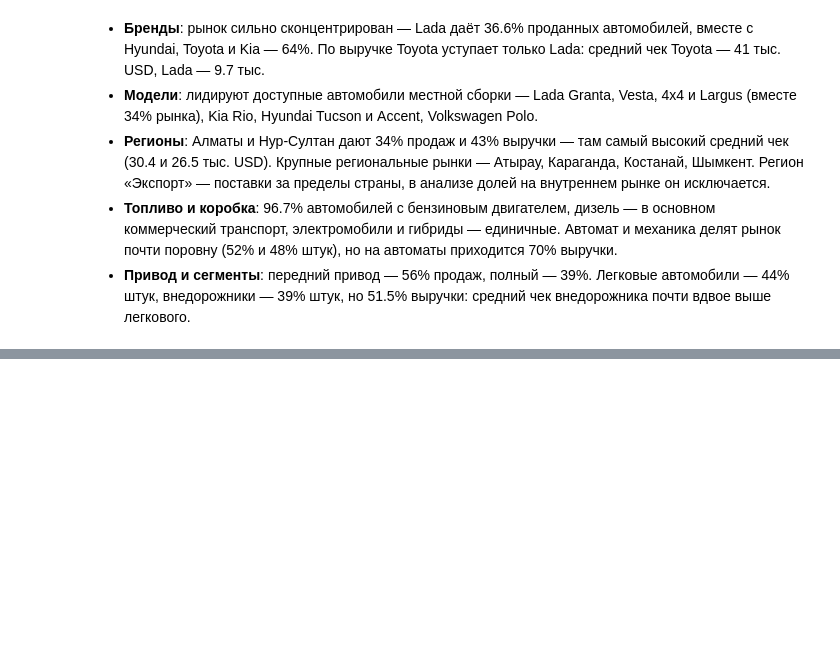
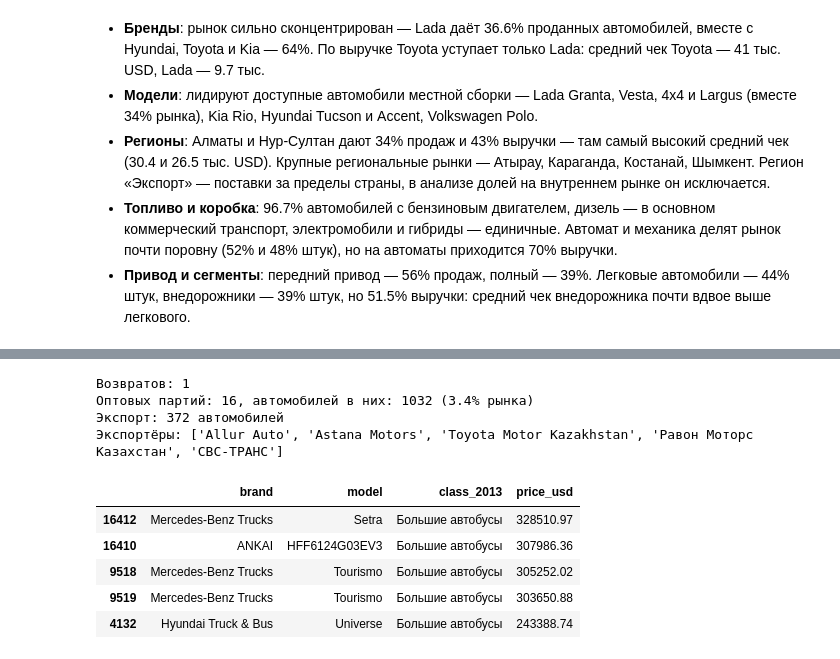
Before and after one commit to radif-ru/kz-auto-market, a Jupyter notebook: notebooks/kz-auto-market.ipynb, the cells around one changed output, grey strips where cells are left out. Drawn from its saved outputs; the diff is of its cells as text; code cells hidden in the pictures; blank space fills up the shorter version.

```diff
--- a/notebooks/kz-auto-market.ipynb
+++ b/notebooks/kz-auto-market.ipynb
@@ -699,0 +735,23 @@ for column in ['fuel', 'transmission', 'drive', 'segment_2013']:
+# %%
+print(f'Возвратов: {data["is_return"].sum()}')
+wholesale = data[data['is_wholesale']]
+wholesale_units = wholesale['quantity'].sum()
+print(
+    f'Оптовых партий: {len(wholesale)}, автомобилей в них: {wholesale_units} '
+    f'({wholesale_units / data["quantity"].sum():.1%} рынка)'
+)
+export = data[data['region'] == 'Экспорт']
+print(f'Экспорт: {export["quantity"].sum()} автомобилей')
+print('Экспортёры:', sorted(export['company'].unique()))
+data.nlargest(5, 'price_usd')[['brand', 'model', 'class_2013', 'price_usd']]
+# %% [output]
+Возвратов: 1
+Оптовых партий: 16, автомобилей в них: 1032 (3.4% рынка)
+Экспорт: 372 автомобилей
+Экспортёры: ['Allur Auto', 'Astana Motors', 'Toyota Motor Kazakhstan', 'Равон Моторс Казахстан', 'СВС-ТРАНС']
+|  | brand | model | class_2013 | price_usd |
+| 16412 | Mercedes-Benz Trucks | Setra | Большие автобусы | 328510.97 |
+| 16410 | ANKAI | HFF6124G03EV3 | Большие автобусы | 307986.36 |
+| 9518 | Mercedes-Benz Trucks | Tourismo | Большие автобусы | 305252.02 |
+| 9519 | Mercedes-Benz Trucks | Tourismo | Большие автобусы | 303650.88 |
+| 4132 | Hyundai Truck & Bus | Universe | Большие автобусы | 243388.74 |
```
Also changed, not shown: parts of 3 cells of this notebook.
